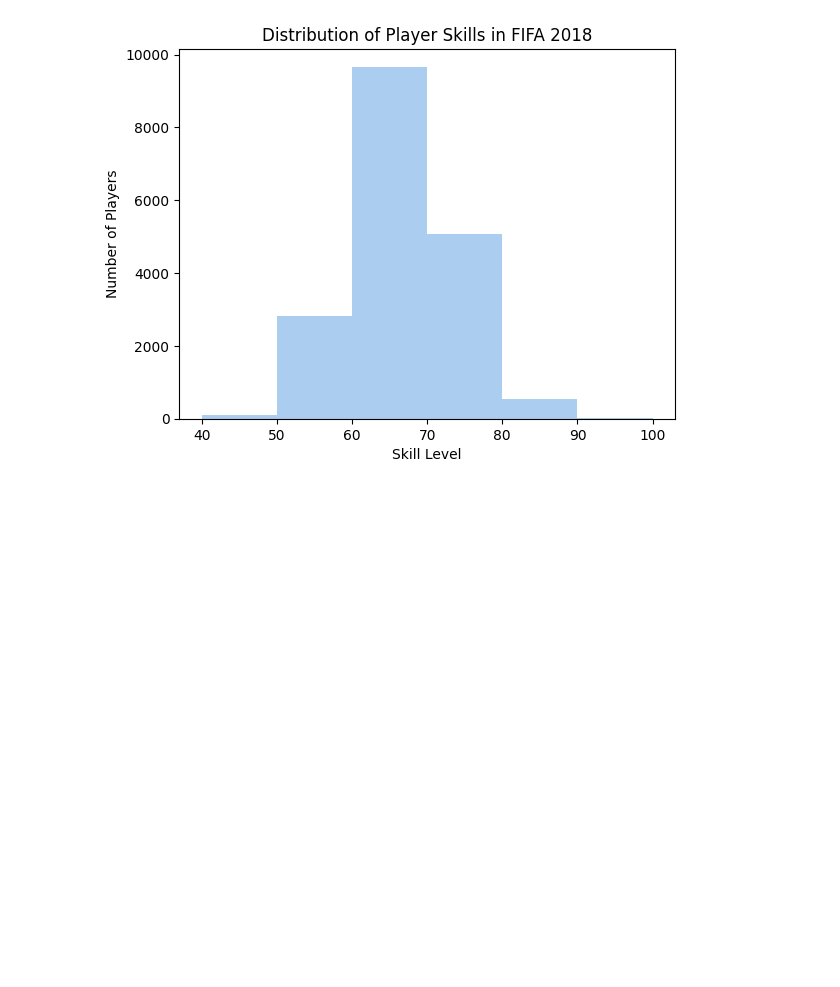
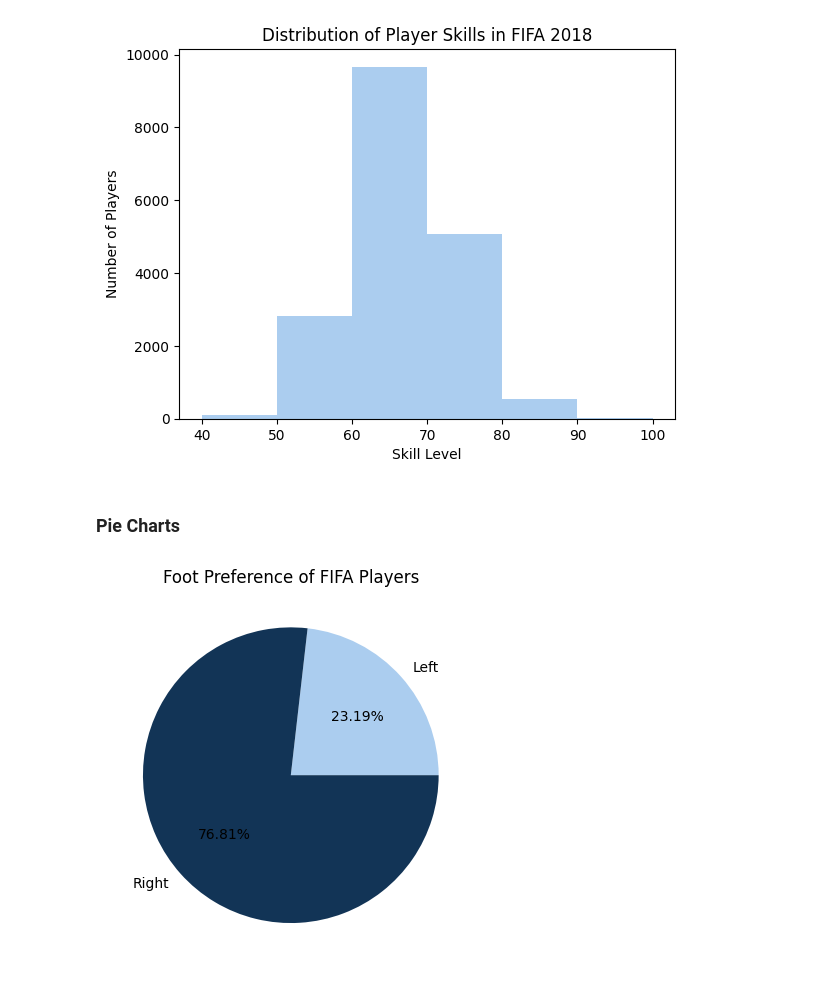
Before and after one commit to J3SSY-ANDU/Food-Delivery-Data-Analysis, a Jupyter notebook: notebooks/matplotlib_tutorial.ipynb, the cells around one changed output. Saved outputs shown, nothing was run; the diff lists cells and outputs as text; code cells hidden in the pictures; blank space fills up the shorter version.

Commit message:
matplotlib python pie charts

```diff
--- a/notebooks/matplotlib_tutorial.ipynb
+++ b/notebooks/matplotlib_tutorial.ipynb
@@ -153,3 +153,18 @@ plt.title('Distribution of Player Skills in FIFA 2018') # add a title
 plt.show() # show the graph
 # %% [output]
 [figure]
+# %% [markdown]
+### Pie Charts
+# %%
+left = fifa.loc[fifa['Preferred Foot'] == 'Left'].shape[0] # filter the dataframe for left-footed players
+right = fifa.loc[fifa['Preferred Foot'] == 'Right'].shape[0] # filter the dataframe for right-footed players
+
+plt.pie([left, right], labels=['Left', 'Right'], colors=['#abcdef', '#123456'], autopct='%.2f%%')
+
+plt.title('Foot Preference of FIFA Players') # add a title
+
+plt.savefig('fifa_foot_preference.png', dpi=300) # save the graph as a PNG file with 300 dpi
+
+plt.show() # show the graph
+# %% [output]
+[figure, added]
```
Also changed, not shown: parts of 1 cell of this notebook, 2 other files.
